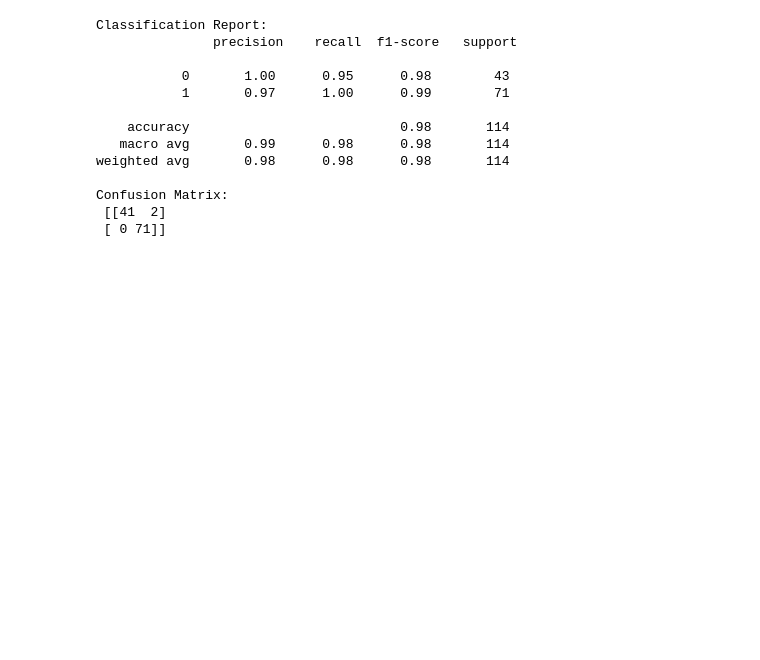
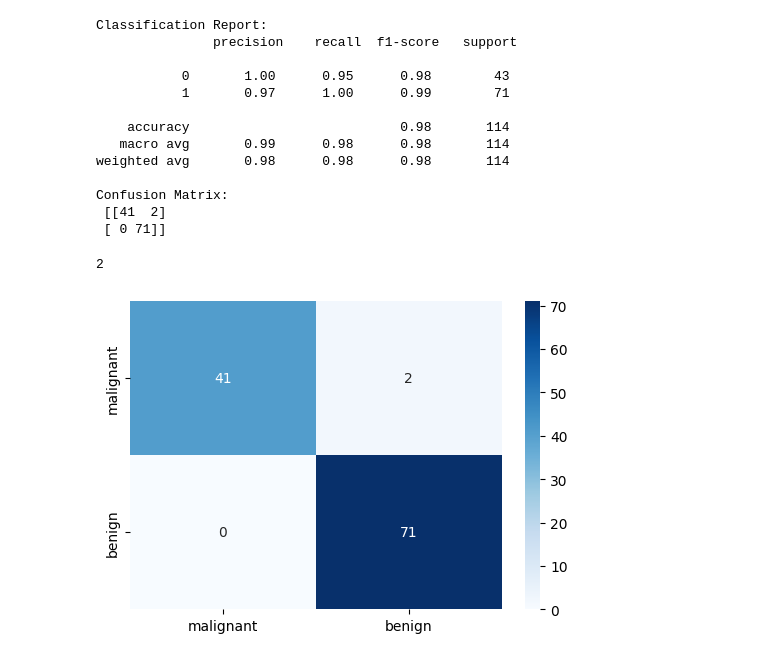
Before and after one commit to nuki789/Analiza-danych-i-uczenie-maszynowe, a Jupyter notebook: lab10/lab10.ipynb, the cells around one changed output. Drawn from its saved outputs; the diff is of its cells as text; code cells hidden in the pictures; blank space fills up the shorter version.

```diff
--- a/lab10/lab10.ipynb
+++ b/lab10/lab10.ipynb
@@ -50,0 +52,4 @@ Confusion Matrix:
+# %%
+fp
+# %% [output]
+2
@@ -50,0 +58,6 @@ Confusion Matrix:
+# %%
+plt.figure(figsize=(6, 4))
+sns.heatmap(cm, annot=True, fmt='d', cmap='Blues', xticklabels=data.target_names, yticklabels=data.target_names)
+plt.show()
+# %% [output]
+[figure, added]
```
Also changed, not shown: parts of 4 cells of this notebook.
